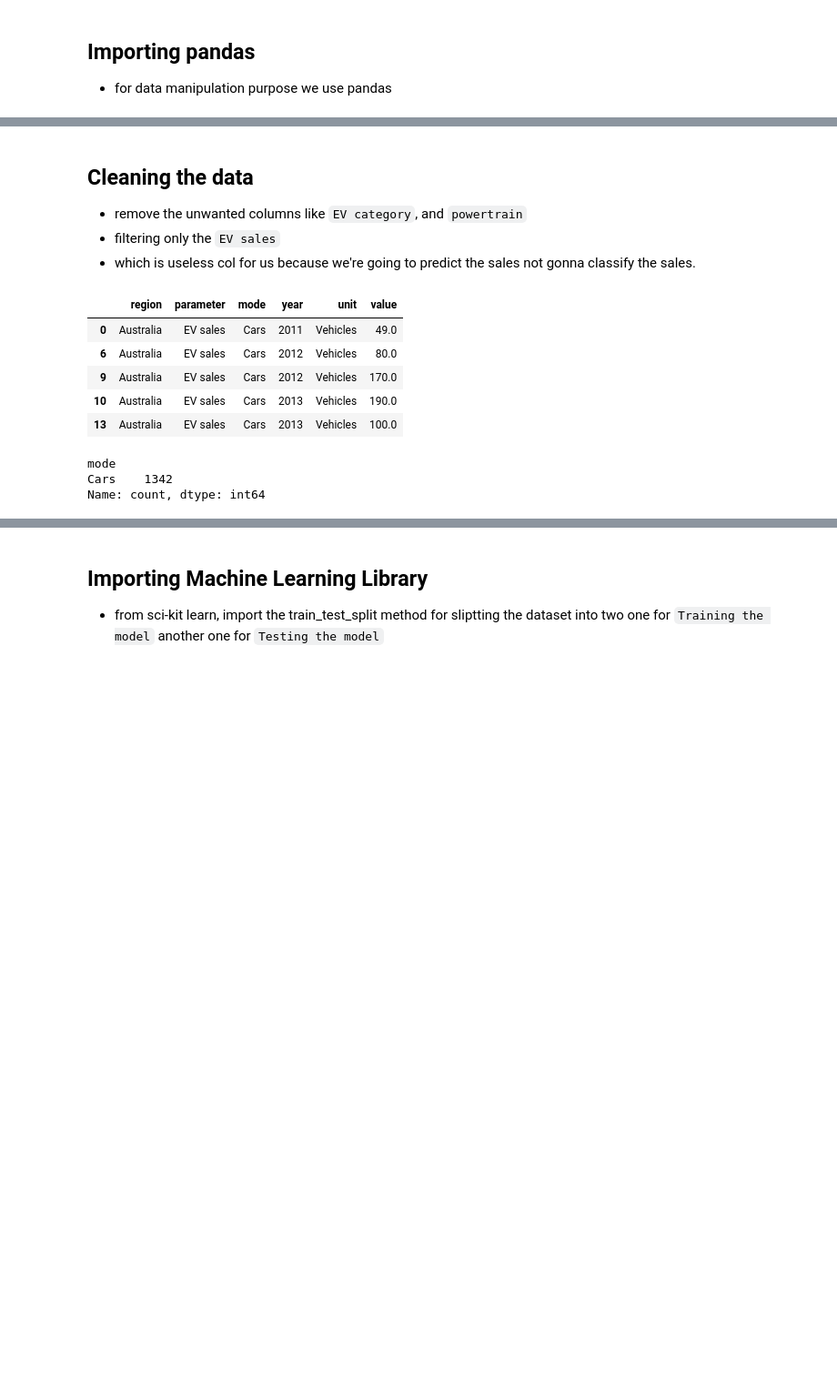
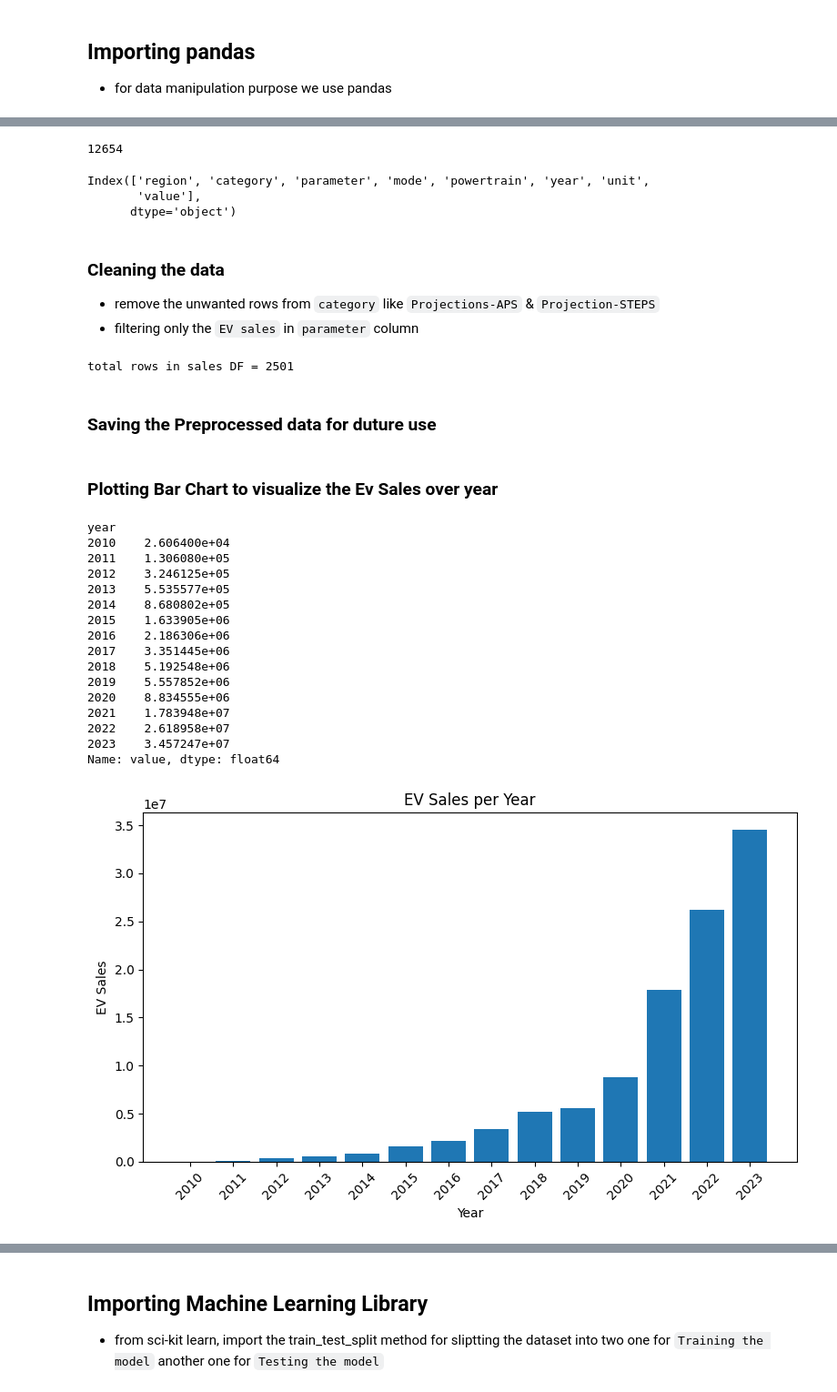
Before and after one commit to Byte-256/EV_Sales_Prediction, a Jupyter notebook: EV_analysis.ipynb, the cells around one changed output, grey strips where cells are left out. Shown at 91% size. Saved outputs shown, nothing was run; the diff lists cells and outputs as text; code cells hidden in the pictures; blank space fills up the shorter version.

```diff
--- a/EV_analysis.ipynb
+++ b/EV_analysis.ipynb
@@ -38,26 +38,20 @@ raw_data.head()
 | 3 | Australia | Historical | EV stock | Cars | BEV | 2011 | Vehicles | 49.00000 |
 | 4 | Australia | Historical | EV stock | Cars | BEV | 2012 | Vehicles | 220.00000 |
+# %%
+display(raw_data.value_counts().__len__())
+display(raw_data.columns)
+# %% [output]
+12654
+Index(['region', 'category', 'parameter', 'mode', 'powertrain', 'year', 'unit',
+       'value'],
+      dtype='object')
 # %% [markdown]
-## Cleaning the data
- - remove the unwanted columns like `EV category`, and `powertrain`
- - filtering only the `EV sales`
- - which is useless col for us because we're going to predict the sales not gonna classify the sales.
+### Cleaning the data
+ - remove the unwanted rows from `category` like `Projections-APS` & `Projection-STEPS`
+ - filtering only the `EV sales` in `parameter` column
 # %%
-clean = raw_data.drop(columns=['category', 'powertrain'])
-clean = clean[clean['parameter'] == 'EV sales']
+sales = raw_data[raw_data['parameter'] == "EV sales"]
+sales = sales[sales['category'] == "Historical"]
+print("total rows in sales DF =",sales.value_counts().__len__())
+# %% [output]
+total rows in sales DF = 2501
-# %%
-clean.head()
-# %% [output]
-|  | region | parameter | mode | year | unit | value |
-| 0 | Australia | EV sales | Cars | 2011 | Vehicles | 49.0 |
-| 6 | Australia | EV sales | Cars | 2012 | Vehicles | 80.0 |
-| 9 | Australia | EV sales | Cars | 2012 | Vehicles | 170.0 |
-| 10 | Australia | EV sales | Cars | 2013 | Vehicles | 190.0 |
-| 13 | Australia | EV sales | Cars | 2013 | Vehicles | 100.0 |
-# %%
-mode = clean['mode'].value_counts()
-mode
-# %% [output]
-mode
-Cars    1342
-Name: count, dtype: int64
@@ -65,0 +58,2 @@ vehicles_countries_grouped = clean.groupby('region')['value'].sum()
+# %% [markdown]
+### Saving the Preprocessed data for duture use
@@ -65,0 +62,32 @@ vehicles_countries_grouped = clean.groupby('region')['value'].sum()
+# %% [markdown]
+### Plotting Bar Chart to visualize the Ev Sales over year
+# %%
+yearly_sales = sales.groupby('year')['value'].sum()
+display(yearly_sales)
+
+plt.figure(figsize=(8,5))
+plt.bar(yearly_sales.index.astype(str), yearly_sales.values)
+plt.xlabel("Year")
+plt.ylabel("EV Sales")
+plt.title('EV Sales per Year')
+plt.xticks(rotation=45)
+plt.tight_layout()
+plt.show()
+# %% [output]
+year
+2010    2.606400e+04
+2011    1.306080e+05
+2012    3.246125e+05
+2013    5.535577e+05
+2014    8.680802e+05
+2015    1.633905e+06
+2016    2.186306e+06
+2017    3.351445e+06
+2018    5.192548e+06
+2019    5.557852e+06
+2020    8.834555e+06
+2021    1.783948e+07
+2022    2.618958e+07
+2023    3.457247e+07
+Name: value, dtype: float64
+[figure, added]
```
Also changed, not shown: parts of 10 cells of this notebook, 5 other files.
